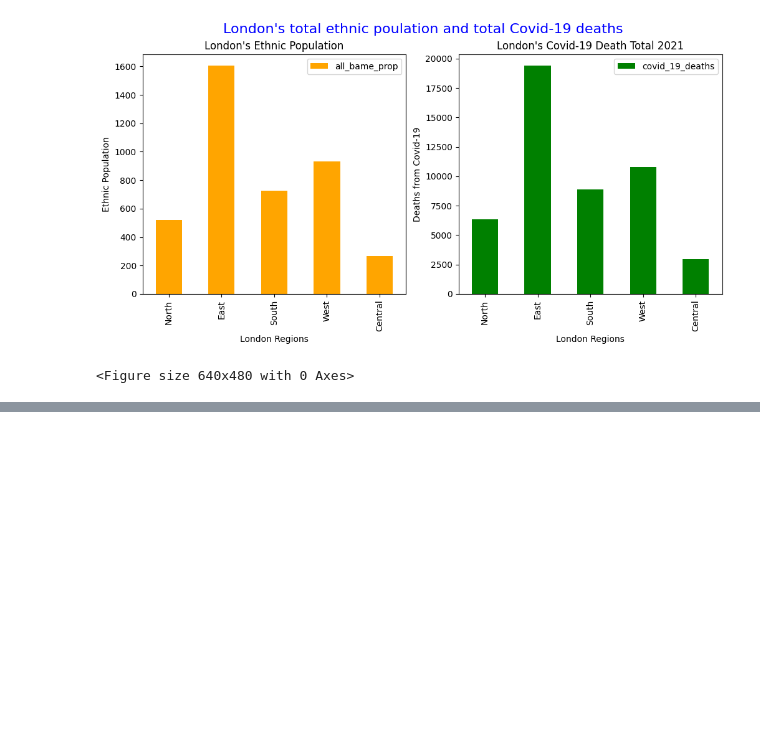
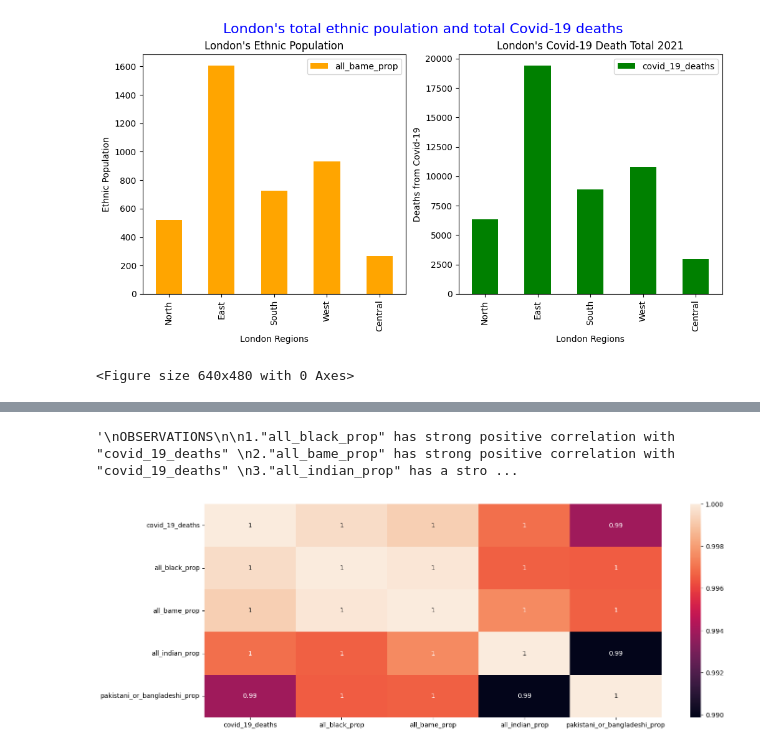
Before and after one commit to VonnieC1/CFG-Final-Group-Project-, a Jupyter notebook: CFG Project_YC_Data_analysis.ipynb, the cells around one changed output, grey strips where cells are left out. Cells and saved outputs as stored; diff of their text form; code cells hidden in the pictures; blank space fills up the shorter version.

```diff
--- a/CFG Project_YC_Data_analysis.ipynb
+++ b/CFG Project_YC_Data_analysis.ipynb
@@ -268,0 +310,22 @@ plt.show()
+# %%
+# Covid-19 deaths correlation matrix
+plt.figure(figsize=(16, 6))
+k = 5  # number of variables for heatmap
+cols = lon_regions_df.corr().nlargest(k, 'covid_19_deaths')['covid_19_deaths'].index
+cm = lon_regions_df[cols].corr()
+
+sns.heatmap(cm, annot=True)
+
+"""
+OBSERVATIONS
+
+1."all_black_prop" has strong positive correlation with "covid_19_deaths"
+2."all_bame_prop" has strong positive correlation with "covid_19_deaths"
+3."all_indian_prop" has a strong negative correlation with "pakistani_or_bangladeshi_prop".
+(We can infer there is a linear relationship between all_black_prop and covid_19_deaths and
+covid_19_deaths and all_bame_prop.)
+
+"""
+# %% [output]
+'\nOBSERVATIONS\n\n1."all_black_prop" has strong positive correlation with "covid_19_deaths" \n2."all_bame_prop" has strong positive correlation with "covid_19_deaths" \n3."all_indian_prop" has a stro ...
+[figure, added]
```
Also changed, not shown: parts of 15 cells of this notebook.
